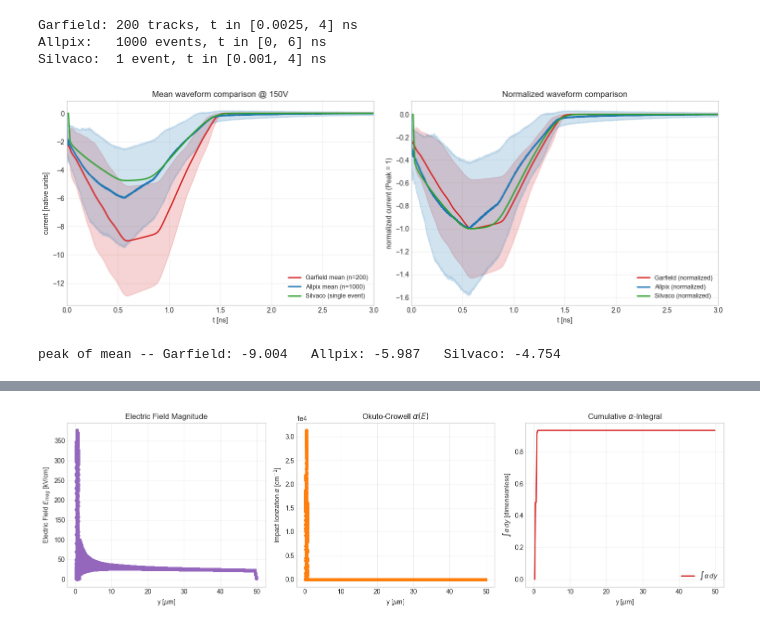
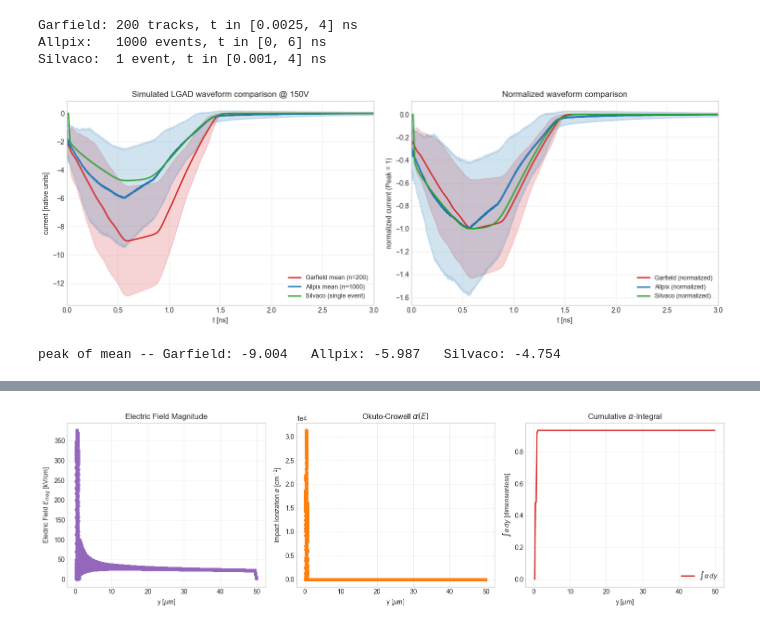
Before and after one commit to ahaines561/Garfieldpp-analysis, a Jupyter notebook: main.ipynb, the cells around one changed output, grey strips where cells are left out. Saved outputs shown, nothing was run; the diff lists cells and outputs as text; code cells hidden in the pictures.

```diff
--- a/main.ipynb
+++ b/main.ipynb
@@ -204,7 +207,7 @@ if t_s is not None:
 
 axes[0].set_xlabel("t [ns]")
 axes[0].set_ylabel("current [native units]")
-axes[0].set_title("Mean waveform comparison @ 150V")
+axes[0].set_title("Simulated LGAD waveform comparison @ 150V")
 axes[0].set_xlim(0, 3)
 axes[0].legend(fontsize=9)
 axes[0].grid(alpha=0.3)
@@ -217,34 +220,34 @@ norm_q = mean_q / max_q
 
 norm_std_g = std_g / max_g
 norm_std_q = std_q / max_q
 
 axes[1].plot(t_g, norm_g, color="tab:red", lw=2, label="Garfield (normalized)")
 # Add Garfield normalized +- 1 sigma band
 axes[1].fill_between(t_g, norm_g - norm_std_g, norm_g + norm_std_g, color="tab:red", alpha=0.2)
 
 axes[1].plot(t_q, norm_q, color="tab:blue", lw=2, label="Allpix (normalized)")
 # Add Allpix normalized +- 1 sigma band
 axes[1].fill_between(t_q, norm_q - norm_std_q, norm_q + norm_std_q, color="tab:blue", alpha=0.2)
 
 if t_s is not None:
     norm_s = i_s / np.max(np.abs(i_s))
     axes[1].plot(t_s, norm_s, color="tab:green", lw=2, label="Silvaco (normalized)")
 
 axes[1].set_xlabel("t [ns]")
 axes[1].set_ylabel("normalized current (Peak = 1)")
 axes[1].set_title("Normalized waveform comparison")
 axes[1].set_xlim(0, 3)
 axes[1].legend(fontsize=9)
 axes[1].grid(alpha=0.3)
 
 plt.tight_layout()
 plt.show()
 
 print(f"peak of mean -- Garfield: {mean_g[np.argmax(np.abs(mean_g))]:.3f}"
       f"   Allpix: {mean_q[np.argmax(np.abs(mean_q))]:.3f}"
       + (f"   Silvaco: {i_s[np.argmax(np.abs(i_s))]:.3f}" if t_s is not None else ""))
 # %% [output]
-[figure, old version]
+[figure, new version]
 peak of mean -- Garfield: -9.004   Allpix: -5.987   Silvaco: -4.754
 # %%
 GARFIELD_180V = "main-input/Garfield1000MIPs180V.csv"
```
Also changed, not shown: parts of 3 cells of this notebook, 6 other files.
